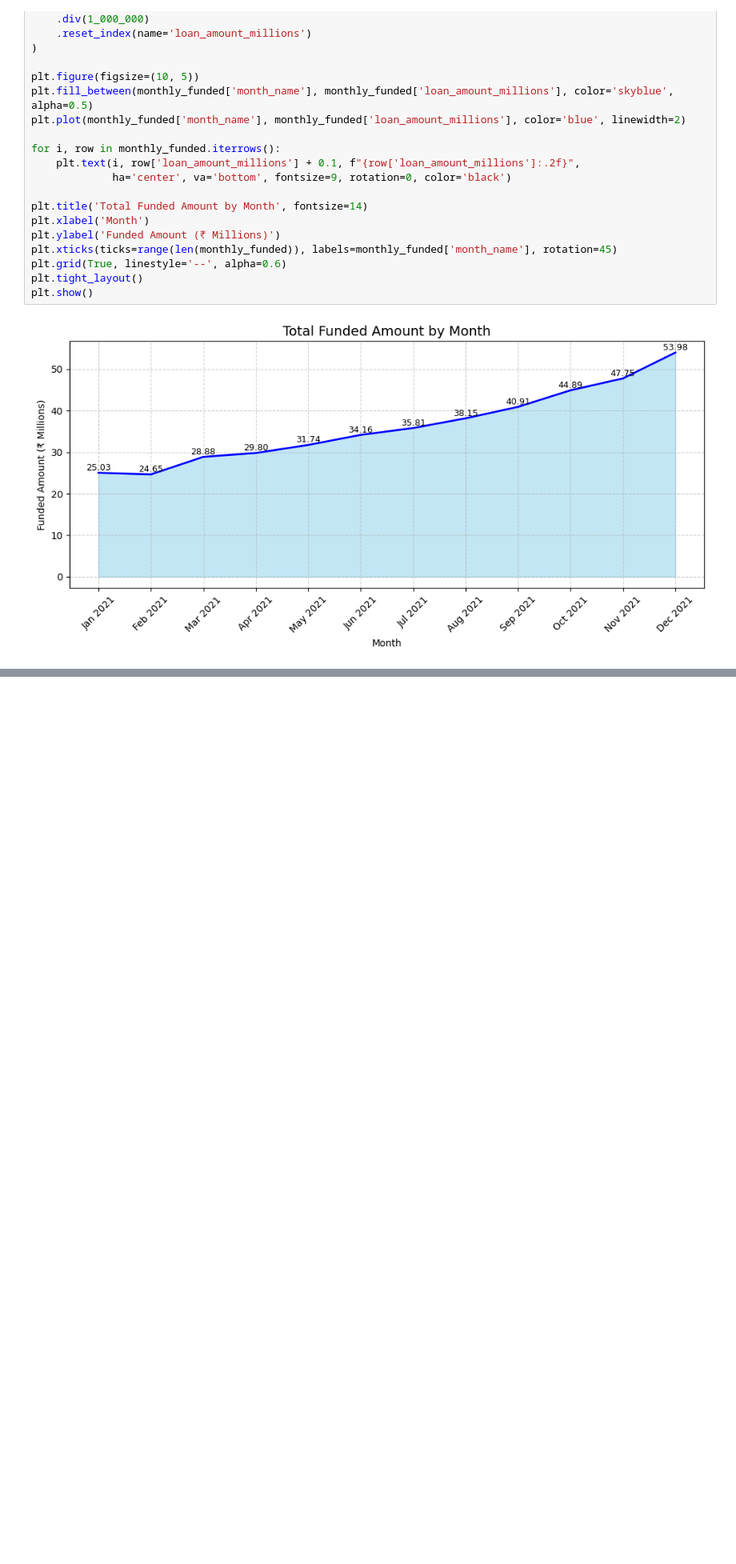
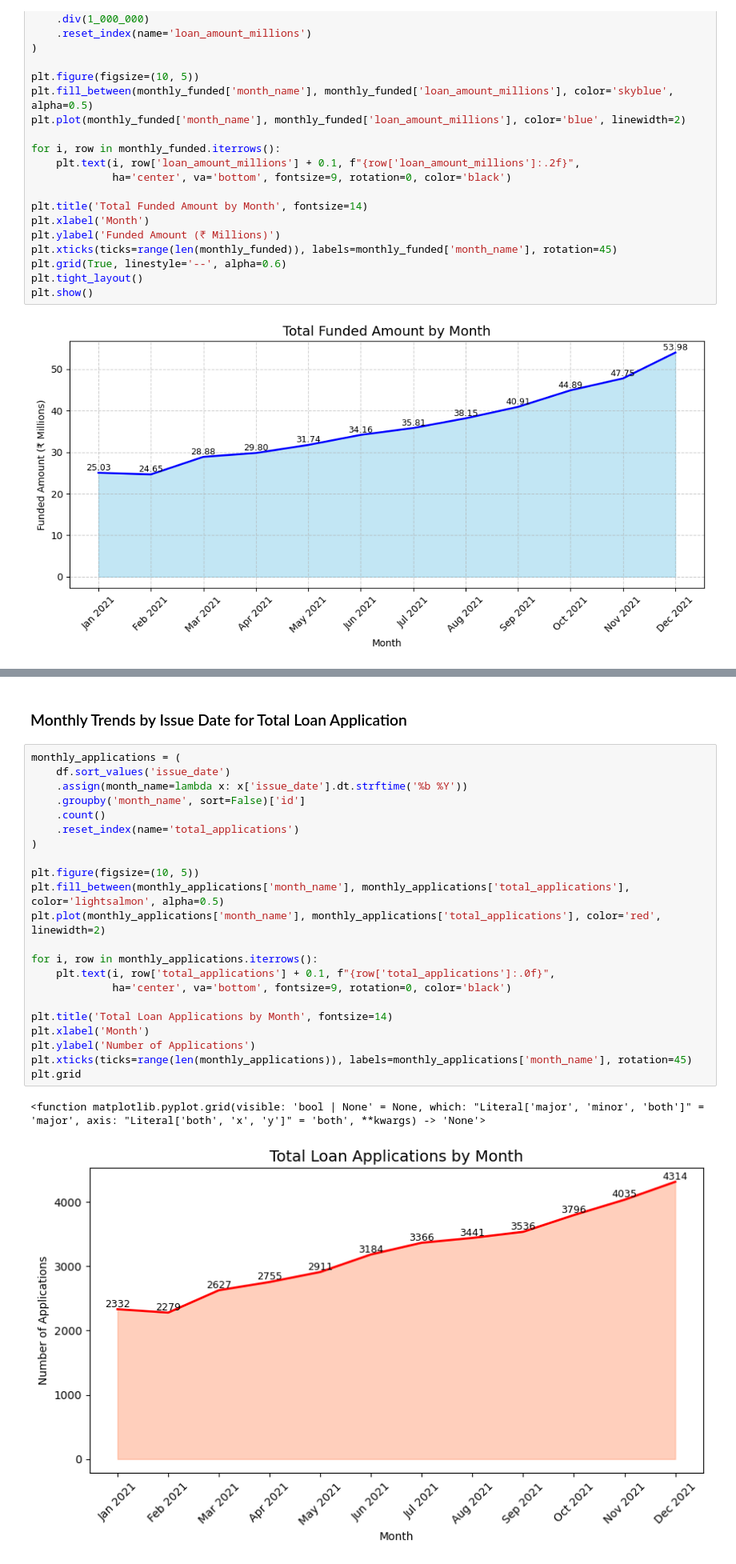
Before and after one commit to Akash2875/Bank_Loan_Analysis, a Jupyter notebook: Bank_Loan_Analysis_Project.ipynb, the cells around one changed output, grey strips where cells are left out. Shown at 80% size. Drawn from its saved outputs; the diff is of its cells as text; blank space fills up the shorter version.

```diff
--- a/Bank_Loan_Analysis_Project.ipynb
+++ b/Bank_Loan_Analysis_Project.ipynb
@@ -250,0 +280,27 @@ plt.show()
+# %% [markdown]
+### Monthly Trends by Issue Date for Total Loan Application
+# %%
+monthly_applications = (
+    df.sort_values('issue_date')
+    .assign(month_name=lambda x: x['issue_date'].dt.strftime('%b %Y'))
+    .groupby('month_name', sort=False)['id']
+    .count()
+    .reset_index(name='total_applications')
+)
+
+plt.figure(figsize=(10, 5))
+plt.fill_between(monthly_applications['month_name'], monthly_applications['total_applications'], color='lightsalmon', alpha=0.5)
+plt.plot(monthly_applications['month_name'], monthly_applications['total_applications'], color='red', linewidth=2)
+
+for i, row in monthly_applications.iterrows():
+    plt.text(i, row['total_applications'] + 0.1, f"{row['total_applications']:.0f}",
+             ha='center', va='bottom', fontsize=9, rotation=0, color='black')
+
+plt.title('Total Loan Applications by Month', fontsize=14)
+plt.xlabel('Month')
+plt.ylabel('Number of Applications')
+plt.xticks(ticks=range(len(monthly_applications)), labels=monthly_applications['month_name'], rotation=45)
+plt.grid
+# %% [output]
+<function matplotlib.pyplot.grid(visible: 'bool | None' = None, which: "Literal['major', 'minor', 'both']" = 'major', axis: "Literal['both', 'x', 'y']" = 'both', **kwargs) -> 'None'>
+[figure, added]
```
Also changed, not shown: parts of 2 cells of this notebook.
